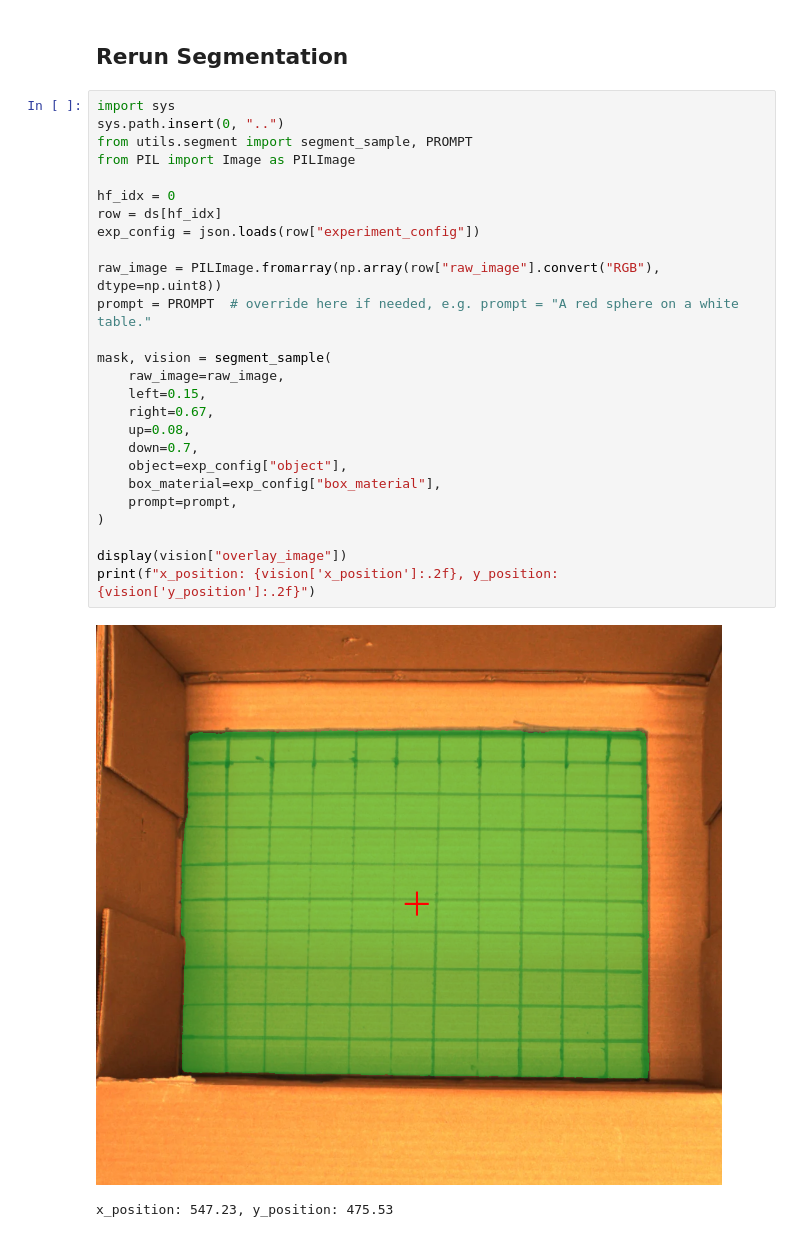
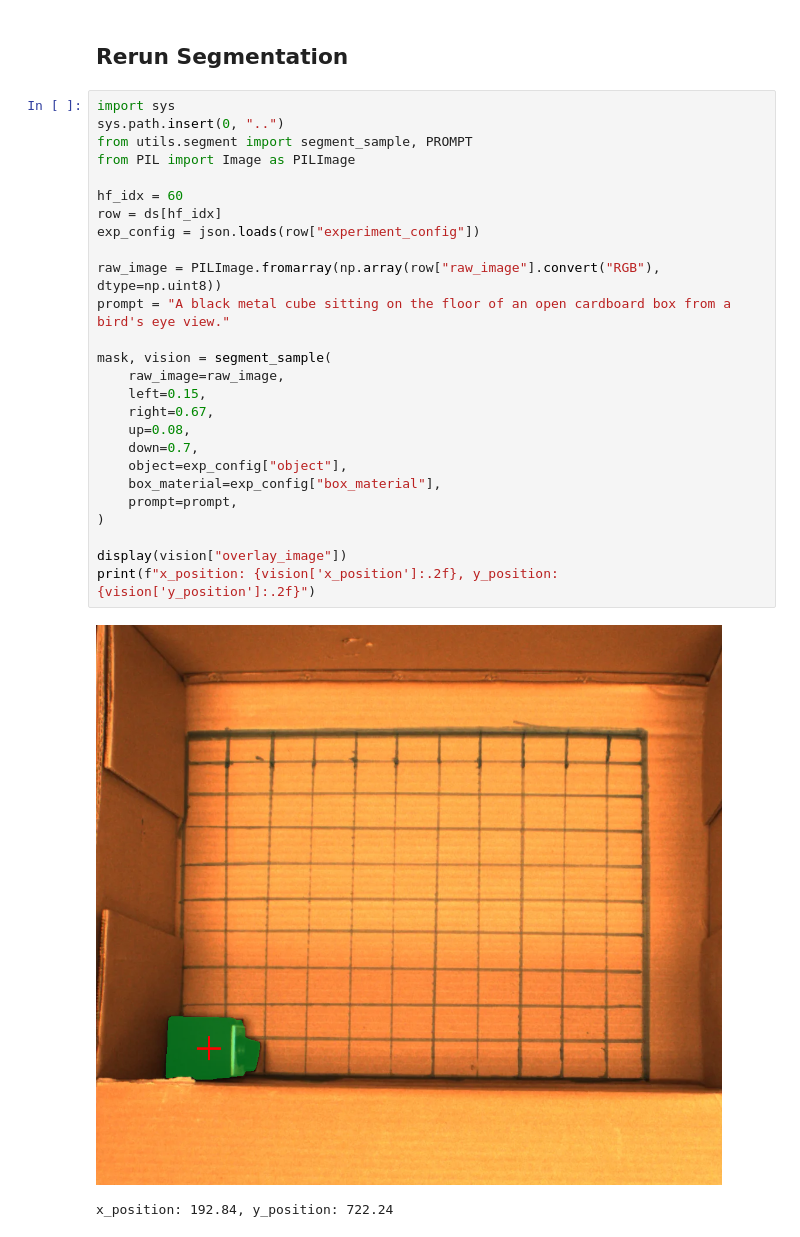
Before and after one commit to eitanturok/good-vibrations, a Jupyter notebook: notebooks/14_inspect_dataset.ipynb, the cells around one changed output. Cells and saved outputs as stored; diff of their text form.

```diff
--- a/notebooks/14_inspect_dataset.ipynb
+++ b/notebooks/14_inspect_dataset.ipynb
@@ -217,29 +217,29 @@ hf_idx=61  sample_idx=61  area=44.4%  mean=2.2%  deviation=+42.2%
 # %%
 import sys
 sys.path.insert(0, "..")
 from utils.segment import segment_sample, PROMPT
 from PIL import Image as PILImage
 
-hf_idx = 0
+hf_idx = 60
 row = ds[hf_idx]
 exp_config = json.loads(row["experiment_config"])
 
 raw_image = PILImage.fromarray(np.array(row["raw_image"].convert("RGB"), dtype=np.uint8))
-prompt = PROMPT  # override here if needed, e.g. prompt = "A red sphere on a white table."
+prompt = "A black metal cube sitting on the floor of an open cardboard box from a bird's eye view."
 
 mask, vision = segment_sample(
     raw_image=raw_image,
     left=0.15,
     right=0.67,
     up=0.08,
     down=0.7,
     object=exp_config["object"],
     box_material=exp_config["box_material"],
     prompt=prompt,
 )
 
 display(vision["overlay_image"])
 print(f"x_position: {vision['x_position']:.2f}, y_position: {vision['y_position']:.2f}")
 # %% [output]
-[figure, old version]
+[figure, new version]
-x_position: 547.23, y_position: 475.53
+x_position: 192.84, y_position: 722.24
```
